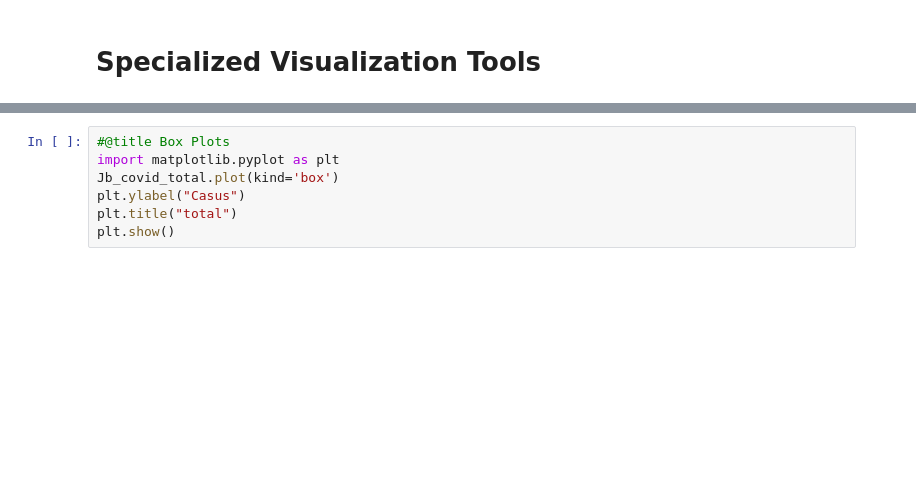
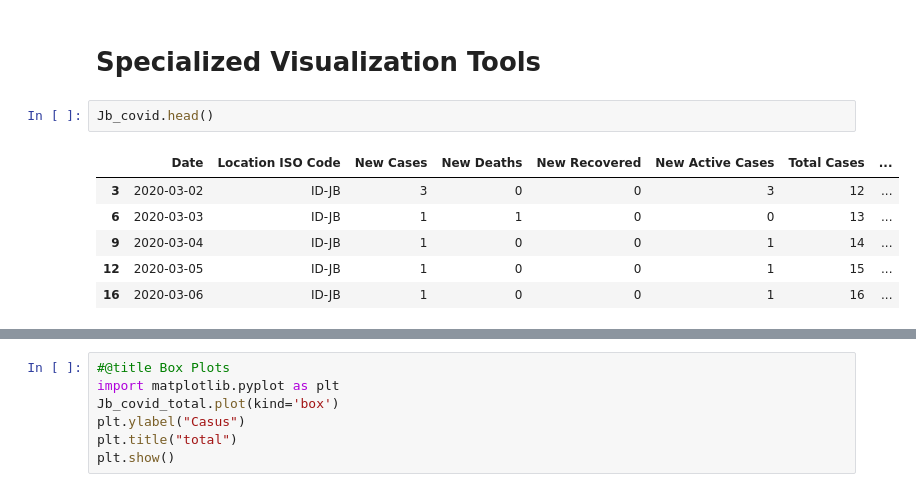
Before and after one commit to Andhi1710/python, a Jupyter notebook: (Andhi_Hamzah)_Covid_19_Indonesia_Dataset.ipynb, the cells around one changed output, grey strips where cells are left out. Saved outputs shown, nothing was run; the diff lists cells and outputs as text; blank space fills up the shorter version.

```diff
--- a/(Andhi_Hamzah)_Covid_19_Indonesia_Dataset.ipynb
+++ b/(Andhi_Hamzah)_Covid_19_Indonesia_Dataset.ipynb
@@ -682,3 +682,12 @@ Growth Factor of New Deaths    0
 dtype: int64
 # %% [markdown]
 # Specialized Visualization Tools
+# %%
+Jb_covid.head()
+# %% [output]
+|  | Date | Location ISO Code | New Cases | New Deaths | New Recovered | New Active Cases | Total Cases | ... |
+| 3 | 2020-03-02 | ID-JB | 3 | 0 | 0 | 3 | 12 | ... |
+| 6 | 2020-03-03 | ID-JB | 1 | 1 | 0 | 0 | 13 | ... |
+| 9 | 2020-03-04 | ID-JB | 1 | 0 | 0 | 1 | 14 | ... |
+| 12 | 2020-03-05 | ID-JB | 1 | 0 | 0 | 1 | 15 | ... |
+| 16 | 2020-03-06 | ID-JB | 1 | 0 | 0 | 1 | 16 | ... |
```
Also changed, not shown: parts of 2 cells of this notebook.
